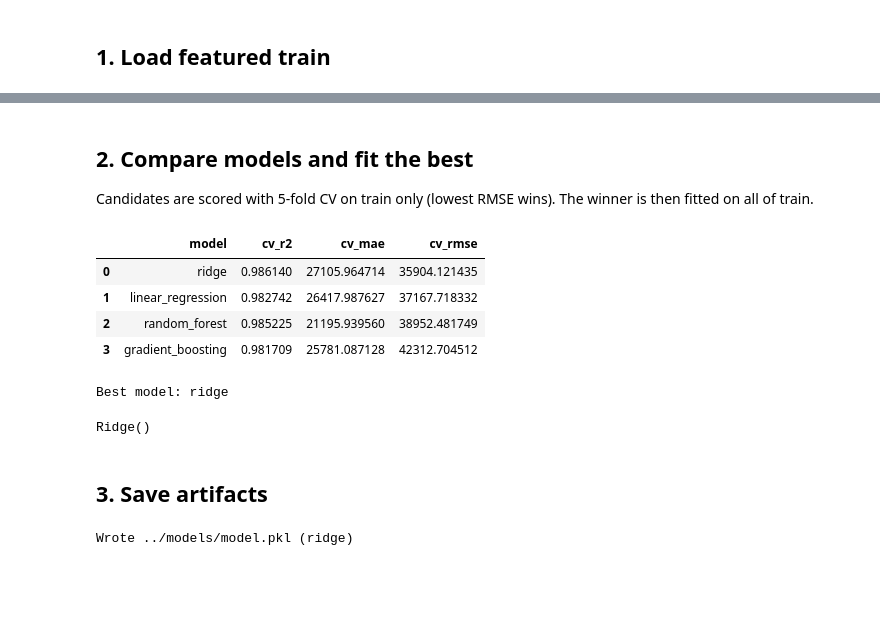
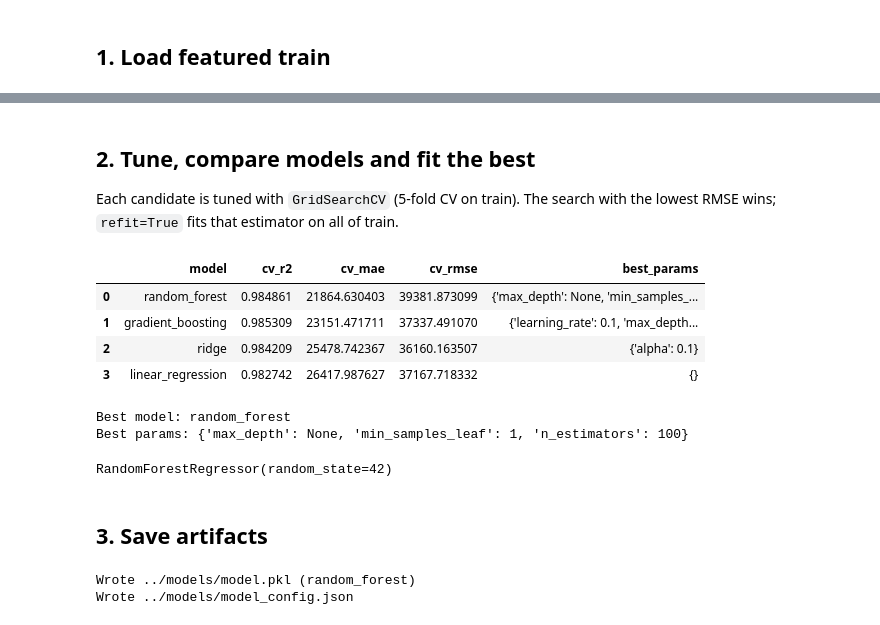
Before and after one commit to SantiGomez2519/mlops-house-price-predictor, a Jupyter notebook: 1-experimentation/notebooks/1_5_data_featured_train_training.ipynb, the cells around one changed output, grey strips where cells are left out. Drawn from its saved outputs; the diff is of its cells as text; code cells hidden in the pictures; blank space fills up the shorter version.

```diff
--- a/1-experimentation/notebooks/1_5_data_featured_train_training.ipynb
+++ b/1-experimentation/notebooks/1_5_data_featured_train_training.ipynb
@@ -56,51 +56,83 @@ Columns: ['condition', 'location_Downtown', 'location_Mountain', 'location_Rural
 # %% [markdown]
-## 2. Compare models and fit the best
+## 2. Tune, compare models and fit the best
 
-Candidates are scored with 5-fold CV on train only (lowest RMSE wins). The winner is then fitted on all of train.
+Each candidate is tuned with `GridSearchCV` (5-fold CV on train). The search with the lowest RMSE wins; `refit=True` fits that estimator on all of train.
 # %%
 candidates = {
-    "linear_regression": LinearRegression(),
-    "ridge": Ridge(),
-    "random_forest": RandomForestRegressor(random_state=RANDOM_STATE),
-    "gradient_boosting": GradientBoostingRegressor(random_state=RANDOM_STATE),
+    "linear_regression": (LinearRegression(), {}),
+    "ridge": (
+        Ridge(),
+        {"alpha": [0.1, 1.0, 10.0, 100.0]},
+    ),
+    "random_forest": (
+        RandomForestRegressor(random_state=RANDOM_STATE),
+        {
+            "n_estimators": [50, 100],
+            "max_depth": [3, 5, None],
+            "min_samples_leaf": [1, 2],
+        },
+    ),
+    "gradient_boosting": (
+        GradientBoostingRegressor(random_state=RANDOM_STATE),
+        {
+            "n_estimators": [50, 100],
+            "learning_rate": [0.05, 0.1],
+            "max_depth": [2, 3],
+        },
+    ),
 }
 
 cv = KFold(n_splits=CV_SPLITS, shuffle=True, random_state=RANDOM_STATE)
 scoring = {
     "r2": "r2",
     "mae": "neg_mean_absolute_error",
     "rmse": "neg_root_mean_squared_error",
 }
 
+BEST_SELECTION_METRIC = "mae"
+
+searches = {}
 rows = []
-for name, estimator in candidates.items():
-    cv_result = cross_validate(estimator, X_train, y_train, cv=cv, scoring=scoring)
+for name, (estimator, param_grid) in candidates.items():
+    search = GridSearchCV(
+        estimator,
+        param_grid,
+        cv=cv,
+        scoring=scoring,
+        refit=BEST_SELECTION_METRIC,
+        n_jobs=-1,
+    )
+    search.fit(X_train, y_train)
+    searches[name] = search
+    best_idx = search.best_index_
     rows.append(
         {
             "model": name,
-            "cv_r2": cv_result["test_r2"].mean(),
-            "cv_mae": -cv_result["test_mae"].mean(),
-            "cv_rmse": -cv_result["test_rmse"].mean(),
+            "cv_r2": search.cv_results_["mean_test_r2"][best_idx],
+            "cv_mae": -search.cv_results_["mean_test_mae"][best_idx],
+            "cv_rmse": -search.cv_results_["mean_test_rmse"][best_idx],
+            "best_params": search.best_params_,
         }
     )
 
-comparison = pd.DataFrame(rows).sort_values("cv_rmse").reset_index(drop=True)
+comparison = pd.DataFrame(rows).sort_values("cv_"+BEST_SELECTION_METRIC).reset_index(drop=True)
 display(comparison)
 
 best_name = comparison.loc[0, "model"]
-model = candidates[best_name]
-model.fit(X_train, y_train)
+model = searches[best_name].best_estimator_
 
 print(f"Best model: {best_name}")
+print(f"Best params: {comparison.loc[0, 'best_params']}")
 model
 # %% [output]
-|  | model | cv_r2 | cv_mae | cv_rmse |
-| 0 | ridge | 0.986140 | 27105.964714 | 35904.121435 |
-| 1 | linear_regression | 0.982742 | 26417.987627 | 37167.718332 |
-| 2 | random_forest | 0.985225 | 21195.939560 | 38952.481749 |
-| 3 | gradient_boosting | 0.981709 | 25781.087128 | 42312.704512 |
+|  | model | cv_r2 | cv_mae | cv_rmse | best_params |
+| 0 | random_forest | 0.984861 | 21864.630403 | 39381.873099 | {'max_depth': None, 'min_samples_... |
+| 1 | gradient_boosting | 0.985309 | 23151.471711 | 37337.491070 | {'learning_rate': 0.1, 'max_depth... |
+| 2 | ridge | 0.984209 | 25478.742367 | 36160.163507 | {'alpha': 0.1} |
+| 3 | linear_regression | 0.982742 | 26417.987627 | 37167.718332 | {} |
-Best model: ridge
+Best model: random_forest
+Best params: {'max_depth': None, 'min_samples_leaf': 1, 'n_estimators': 100}
-Ridge()
+RandomForestRegressor(random_state=42)
 # %% [markdown]
 ## 3. Save artifacts
 # %%
@@ -110,12 +142,13 @@ model_config = {
     "model_name": best_name,
     "model_class": type(model).__name__,
     "params": model.get_params(),
+    "best_params": comparison.loc[0, "best_params"],
     "features": list(X_train.columns),
     "target": TARGET,
     "cv": {
         "n_splits": CV_SPLITS,
         "random_state": RANDOM_STATE,
-        "selection_metric": "cv_rmse",
+        "selection_metric": "cv_"+BEST_SELECTION_METRIC,
         "metrics": best_metrics,
     },
 }
@@ -129,4 +162,5 @@ with open(MODEL_CONFIG_PATH, "w", encoding="utf-8") as file:
 print(f"Wrote {MODEL_PATH} ({best_name})")
 print(f"Wrote {MODEL_CONFIG_PATH}")
 # %% [output]
-Wrote ../models/model.pkl (ridge)
+Wrote ../models/model.pkl (random_forest)
+Wrote ../models/model_config.json
```
Also changed, not shown: parts of 3 cells of this notebook, 12 other files.
